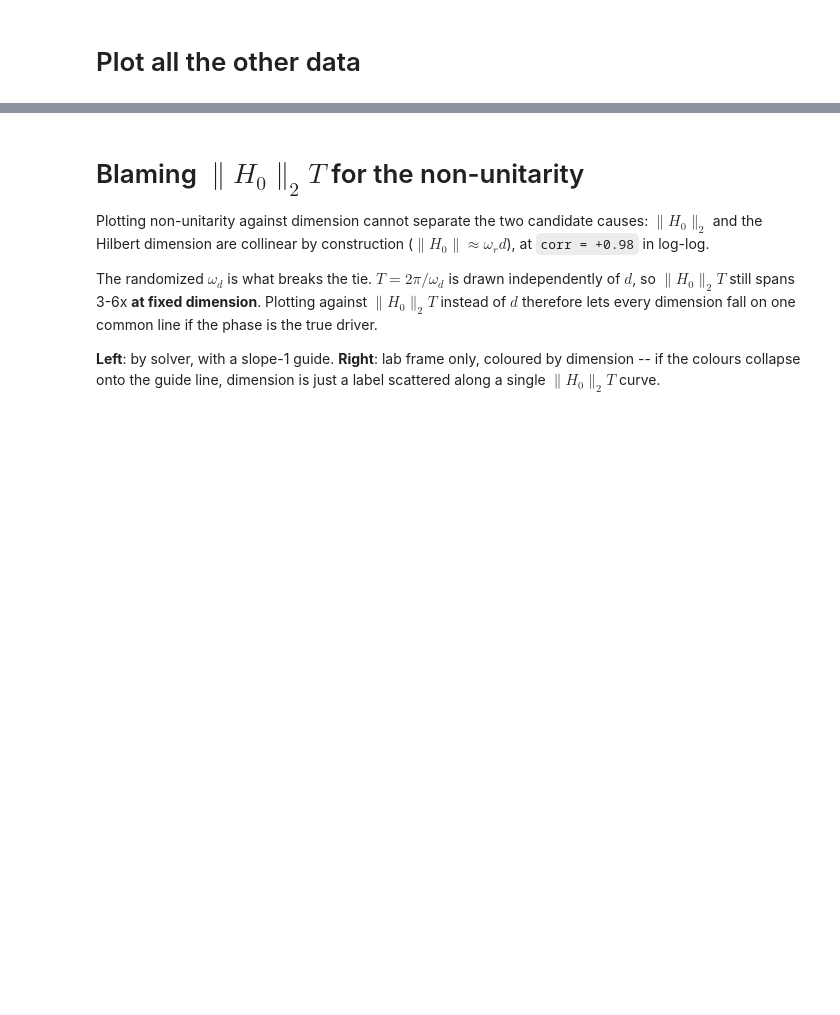
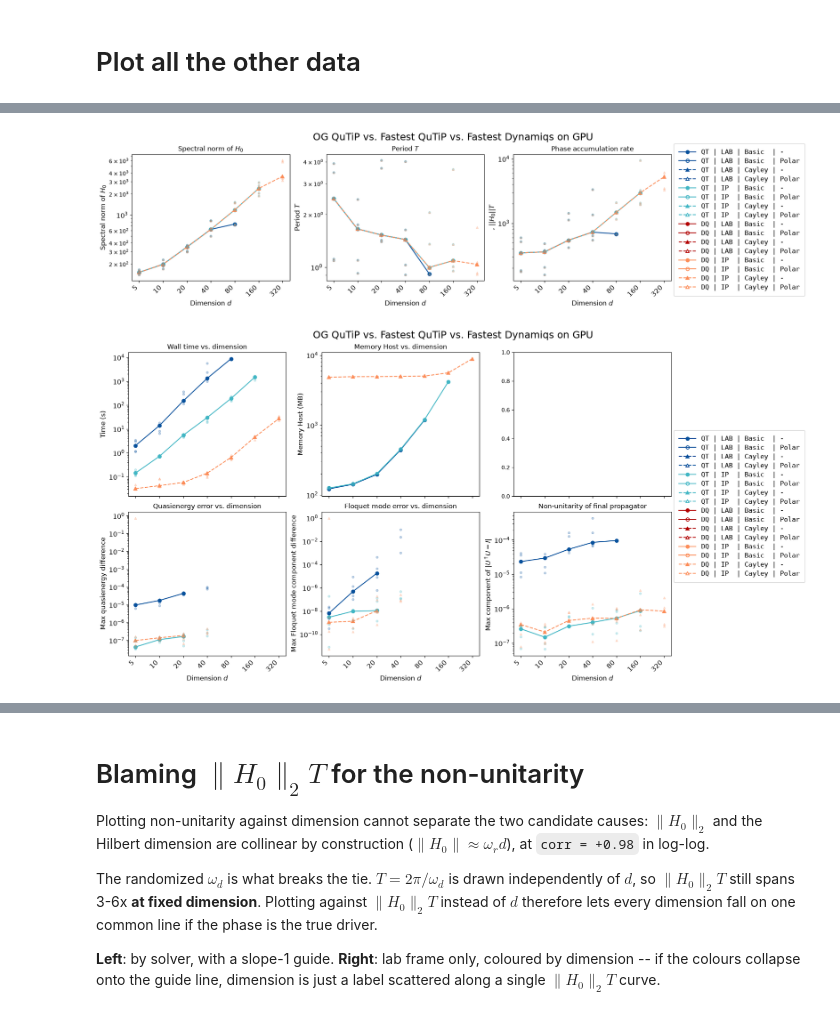
Before and after one commit to HarshBabla99/floquet_gpu, a Jupyter notebook: out_v4.1/plot.ipynb, the cells around one changed output, grey strips where cells are left out. Cells and saved outputs as stored; diff of their text form; code cells hidden in the pictures; blank space fills up the shorter version.

```diff
--- a/out_v4.1/plot.ipynb
+++ b/out_v4.1/plot.ipynb
@@ -7,4 +7,33 @@ out_dir = '.'
 devices = ['cpu', 'gpu_b200']
 # %% [markdown]
 # Load the qutip data
+# %%
+# Style encoding: one visual channel per binary choice, so each factor can be
+# read off independently.
+#   backend + frame -> colour (hue family = backend, shade = frame)
+#   diagonalization -> line style + marker shape
+#   polar projection -> marker fill (hollow = polar)
+_COLORS = {
+    ('qt', 'lab'): '#08519c',
+    ('qt', 'ip'):  '#41b6c4',
+    ('dq', 'lab'): '#b30000',
+    ('dq', 'ip'):  '#fc8d59',
+}
+_MARKERS = {'basic': 'o', 'cayley': '^'}
+_LINESTYLES = {'basic': '-', 'cayley': '--'}
+
+# key: (marker, color, linestyle, markerfacecolor, label) for all 16 solvers.
+methods = {}
+for backend, frame, diag, polar in product(
+    ['qt', 'dq'], ['lab', 'ip'], ['basic', 'cayley'], ['', 'polar']
+):
+    color = _COLORS[(backend, frame)]
+    methods[f'{backend}_{frame}_{diag}' + (f'_{polar}' if polar else '')] = (
+        _MARKERS[diag],
+        color,
+        _LINESTYLES[diag],
+        'none' if polar else color,
+        f'{backend.upper()} | {frame.capitalize()} | {diag.capitalize()}'
+        + (f' | {polar.capitalize()}' if polar else ''),
+    )
 # %%
@@ -212,0 +204,6 @@ for device in devices:
+# %%
+methods_to_plot = [('cpu', 'qt_lab_basic'),  ('cpu', 'qt_ip_basic'), ('gpu_b200', 'dq_ip_cayley')]
+plot(methods_to_plot , suptitle=r'OG QuTiP vs. Fastest QuTiP vs. Fastest Dynamiqs on GPU')
+# %% [output]
+[figure, added]
+[figure, added]
```
Also changed, not shown: parts of 13 cells of this notebook.
